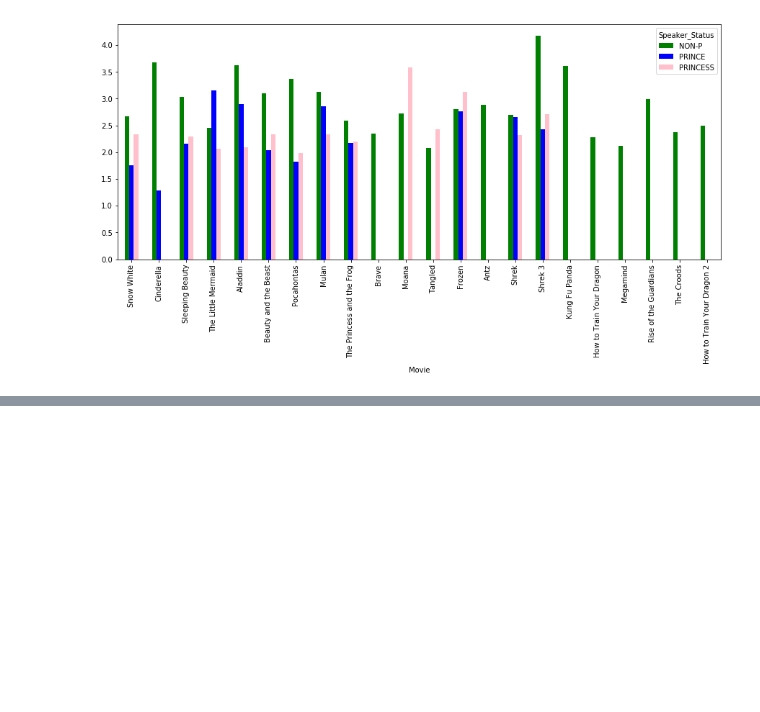
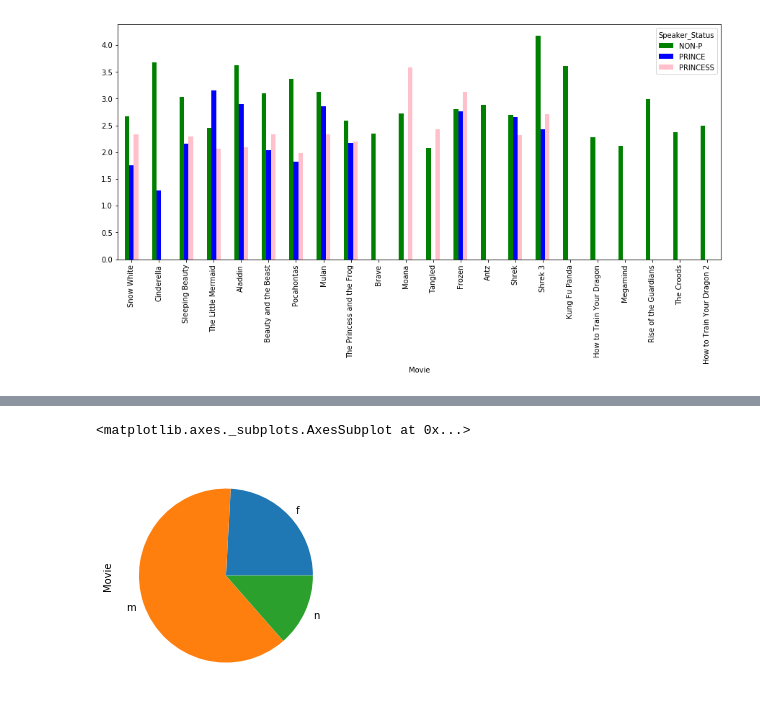
Before and after one commit to Data-Science-for-Linguists-2019/Animated-Movie-Gendered-Dialogue, a Jupyter notebook: code/Tok_Type_TTR_Analysis.ipynb, the cells around one changed output, grey strips where cells are left out. Cells and saved outputs as stored; diff of their text form; code cells hidden in the pictures; blank space fills up the shorter version.

```diff
--- a/code/Tok_Type_TTR_Analysis.ipynb
+++ b/code/Tok_Type_TTR_Analysis.ipynb
@@ -387,0 +399,8 @@ kband_by_movie_role.unstack().plot.bar(color = ['green', 'blue', 'pink'], figsiz
+# %%
+char_by_gen_disney = all_movies_df[all_movies_df.Disney_Period != "DREAMWORKS"].groupby('Gender')['Movie'].count()
+char_by_gen_dreamworks = all_movies_df[all_movies_df.Disney_Period == "DREAMWORKS"].groupby('Gender')['Movie'].count()
+# %%
+char_by_gen_disney.plot.pie() #in both production companies, more male characters...
+# %% [output]
+<matplotlib.axes._subplots.AxesSubplot at 0x...>
+[figure, added]
```
Also changed, not shown: parts of 12 cells of this notebook, 1 other file.
